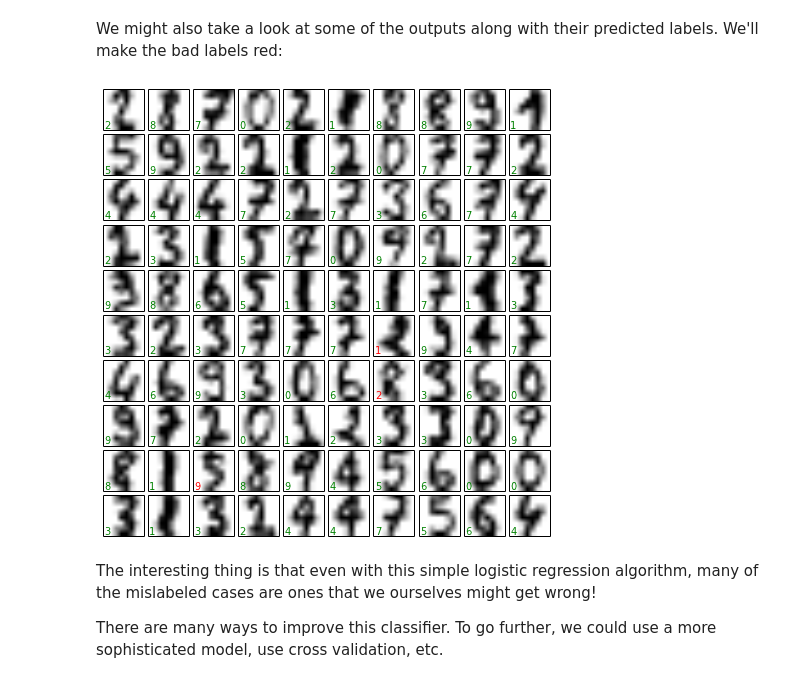
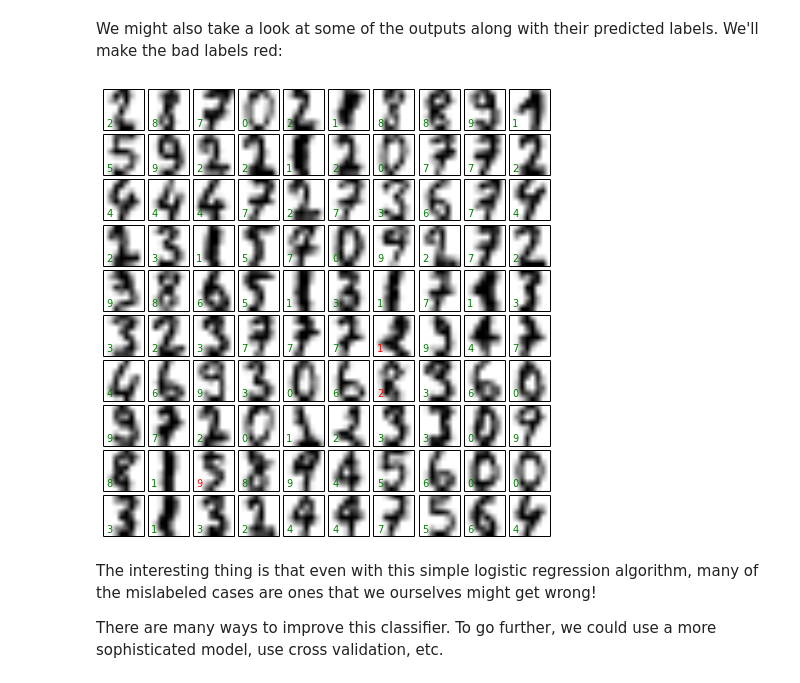
Before and after one commit to ChadBurdyshaw/ESAC-stats-2014, a Jupyter notebook: notebooks/03.1-Scikit-Learn-Intro.ipynb, the cells around one changed output. Cells and saved outputs as stored; diff of their text form; code cells hidden in the pictures.

```diff
--- a/notebooks/03.1-Scikit-Learn-Intro.ipynb
+++ b/notebooks/03.1-Scikit-Learn-Intro.ipynb
@@ -747,7 +753,7 @@ fig.subplots_adjust(hspace=0.1, wspace=0.1)
 
 for i, ax in enumerate(axes.flat):
     ax.imshow(digits.images[i], cmap='binary')
-    ax.text(0.05, 0.05, str(digits.target[i]),
+    ax.text(0.1, 0.1, str(digits.target[i]),
             transform=ax.transAxes, color='green')
     ax.set_xticks([])
     ax.set_yticks([])
@@ -864,18 +872,20 @@ plt.xlabel('predicted');
 # %% [markdown]
 We might also take a look at some of the outputs along with their predicted labels. We'll make the bad labels red:
 # %%
+#setup plot grid dimensions
 fig, axes = plt.subplots(10, 10, figsize=(8, 8))
+#set subplot size
 fig.subplots_adjust(hspace=0.1, wspace=0.1)
 
 for i, ax in enumerate(axes.flat):
     ax.imshow(Xtest[i].reshape(8, 8), cmap='binary')
-    ax.text(0.05, 0.05, str(ypred[i]),
+    ax.text(0.1, 0.1, str(ypred[i]),
             transform=ax.transAxes,
             color='green' if (ytest[i] == ypred[i]) else 'red')
     ax.set_xticks([])
     ax.set_yticks([])
 # %% [output]
-[figure, old version]
+[figure, new version]
 # %% [markdown]
 The interesting thing is that even with this simple logistic regression algorithm, many of the mislabeled cases are ones that we ourselves might get wrong!
 
```
Also changed, not shown: parts of 5 cells of this notebook, 1 other file.
